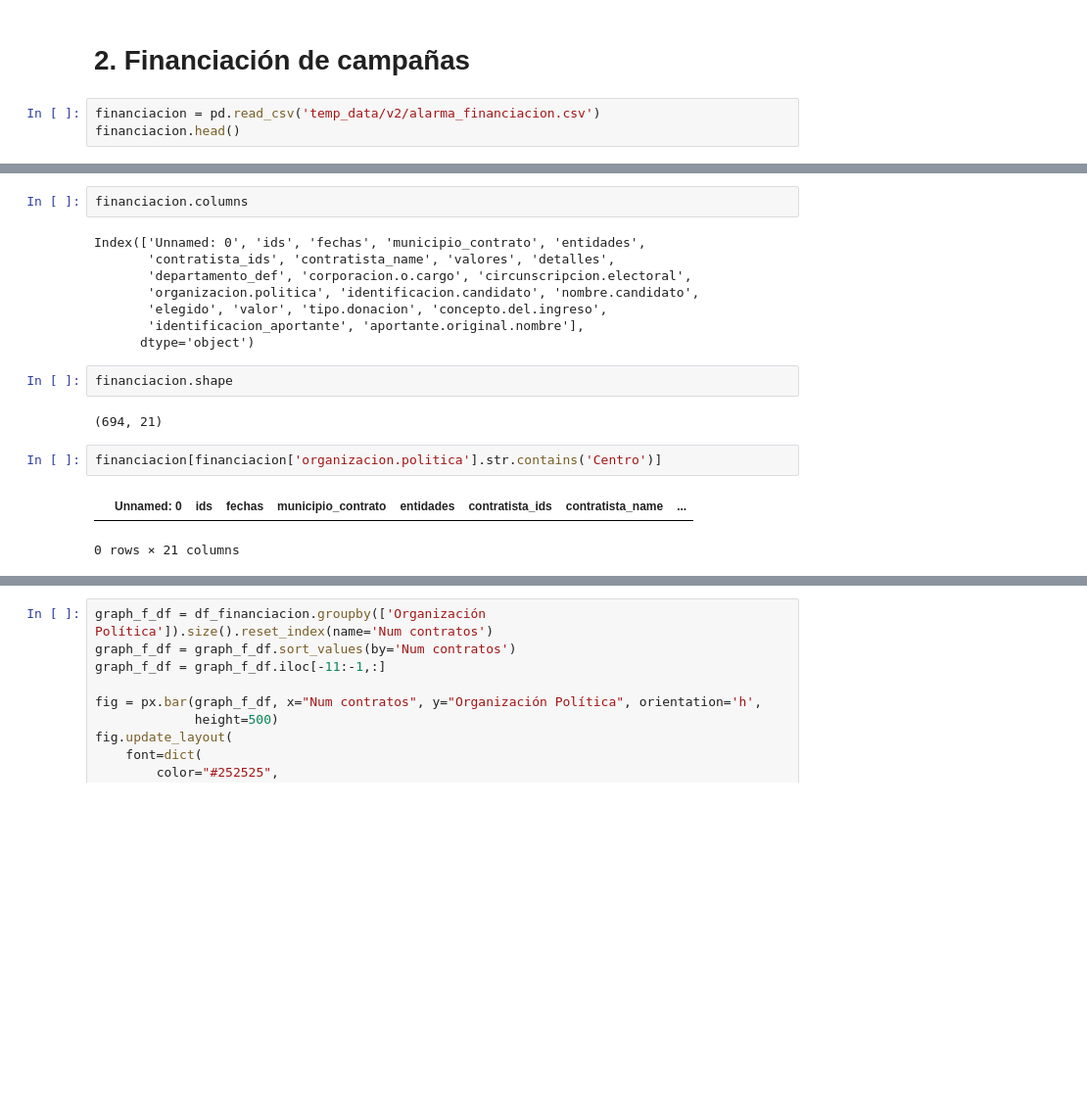
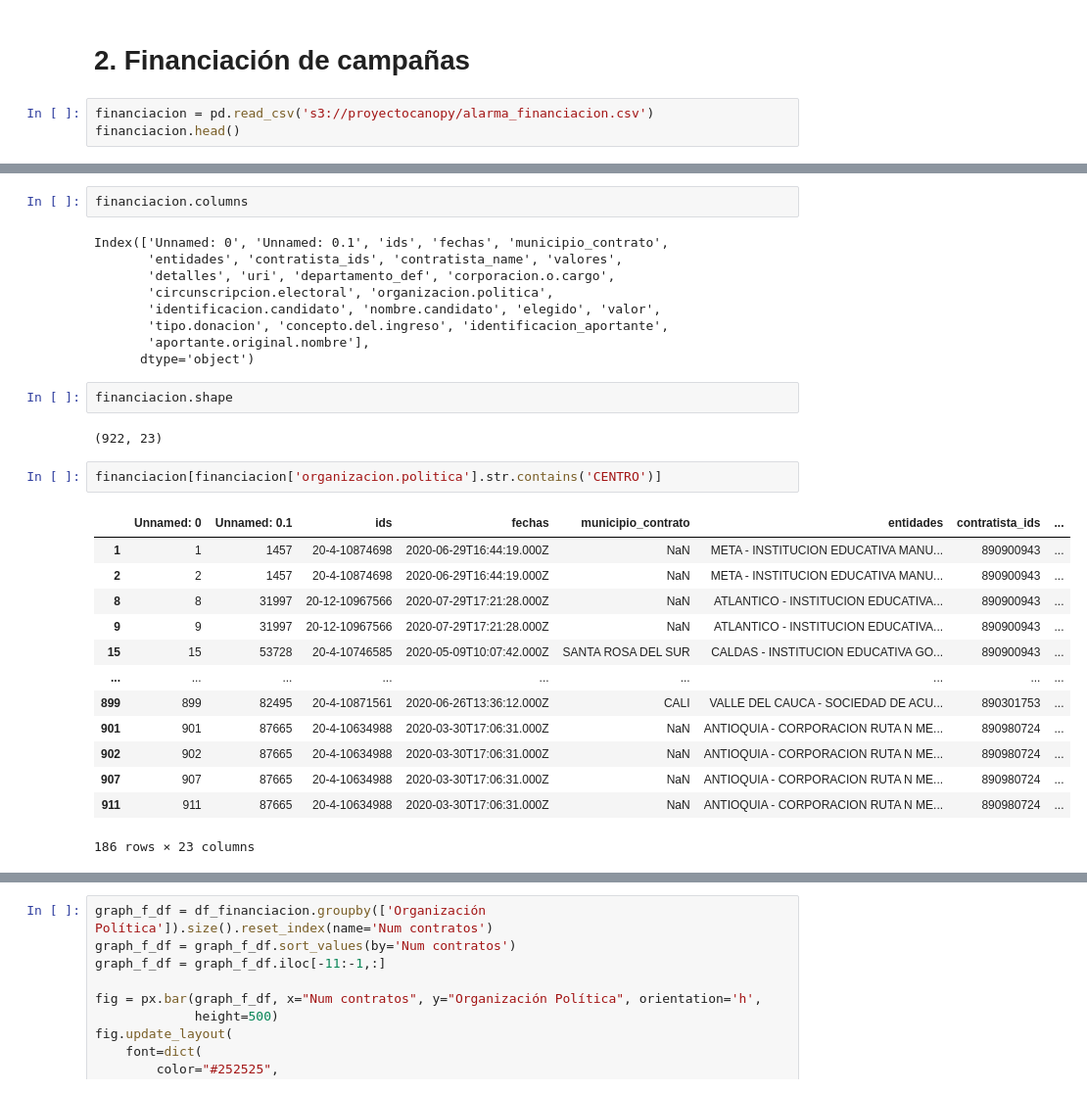
Before and after one commit to grupocanario/canopy-demo, a Jupyter notebook: app_local/data_analysis.ipynb, the cells around one changed output, grey strips where cells are left out. Shown at 98% size. Saved outputs shown, nothing was run; the diff lists cells and outputs as text; blank space fills up the shorter version.

```diff
--- a/app_local/data_analysis.ipynb
+++ b/app_local/data_analysis.ipynb
@@ -120,6 +122,6 @@ fig.show()
 # %% [markdown]
 # 2. Financiación de campañas
 # %%
-financiacion = pd.read_csv('temp_data/v2/alarma_financiacion.csv')
+financiacion = pd.read_csv('s3://proyectocanopy/alarma_financiacion.csv')
 financiacion.head()
 # %% [output]
@@ -152,22 +154,34 @@ financiacion[['corporacion.o.cargo', 'circunscripcion.electoral',
 # %%
 financiacion.columns
 # %% [output]
-Index(['Unnamed: 0', 'ids', 'fechas', 'municipio_contrato', 'entidades',
-       'contratista_ids', 'contratista_name', 'valores', 'detalles',
-       'departamento_def', 'corporacion.o.cargo', 'circunscripcion.electoral',
-       'organizacion.politica', 'identificacion.candidato', 'nombre.candidato',
-       'elegido', 'valor', 'tipo.donacion', 'concepto.del.ingreso',
-       'identificacion_aportante', 'aportante.original.nombre'],
+Index(['Unnamed: 0', 'Unnamed: 0.1', 'ids', 'fechas', 'municipio_contrato',
+       'entidades', 'contratista_ids', 'contratista_name', 'valores',
+       'detalles', 'uri', 'departamento_def', 'corporacion.o.cargo',
+       'circunscripcion.electoral', 'organizacion.politica',
+       'identificacion.candidato', 'nombre.candidato', 'elegido', 'valor',
+       'tipo.donacion', 'concepto.del.ingreso', 'identificacion_aportante',
+       'aportante.original.nombre'],
       dtype='object')
 # %%
 financiacion.shape
 # %% [output]
-(694, 21)
+(922, 23)
 # %%
-financiacion[financiacion['organizacion.politica'].str.contains('Centro')]
+financiacion[financiacion['organizacion.politica'].str.contains('CENTRO')]
 # %% [output]
-|  | Unnamed: 0 | ids | fechas | municipio_contrato | entidades | contratista_ids | contratista_name | ... |
+|  | Unnamed: 0 | Unnamed: 0.1 | ids | fechas | municipio_contrato | entidades | contratista_ids | ... |
+| 1 | 1 | 1457 | 20-4-10874698 | 2020-06-29T16:44:19.000Z | NaN | META - INSTITUCION EDUCATIVA MANU... | 890900943 | ... |
+| 2 | 2 | 1457 | 20-4-10874698 | 2020-06-29T16:44:19.000Z | NaN | META - INSTITUCION EDUCATIVA MANU... | 890900943 | ... |
+| 8 | 8 | 31997 | 20-12-10967566 | 2020-07-29T17:21:28.000Z | NaN | ATLANTICO - INSTITUCION EDUCATIVA... | 890900943 | ... |
+| 9 | 9 | 31997 | 20-12-10967566 | 2020-07-29T17:21:28.000Z | NaN | ATLANTICO - INSTITUCION EDUCATIVA... | 890900943 | ... |
+| 15 | 15 | 53728 | 20-4-10746585 | 2020-05-09T10:07:42.000Z | SANTA ROSA DEL SUR | CALDAS - INSTITUCION EDUCATIVA GO... | 890900943 | ... |
+| ... | ... | ... | ... | ... | ... | ... | ... | ... |
+| 899 | 899 | 82495 | 20-4-10871561 | 2020-06-26T13:36:12.000Z | CALI | VALLE DEL CAUCA - SOCIEDAD DE ACU... | 890301753 | ... |
+| 901 | 901 | 87665 | 20-4-10634988 | 2020-03-30T17:06:31.000Z | NaN | ANTIOQUIA - CORPORACION RUTA N ME... | 890980724 | ... |
+| 902 | 902 | 87665 | 20-4-10634988 | 2020-03-30T17:06:31.000Z | NaN | ANTIOQUIA - CORPORACION RUTA N ME... | 890980724 | ... |
+| 907 | 907 | 87665 | 20-4-10634988 | 2020-03-30T17:06:31.000Z | NaN | ANTIOQUIA - CORPORACION RUTA N ME... | 890980724 | ... |
+| 911 | 911 | 87665 | 20-4-10634988 | 2020-03-30T17:06:31.000Z | NaN | ANTIOQUIA - CORPORACION RUTA N ME... | 890980724 | ... |
-0 rows × 21 columns
+186 rows × 23 columns
 # %%
 df_financiacion = financiacion.copy()
 
```
Also changed, not shown: parts of 14 cells of this notebook, 11 other files.
